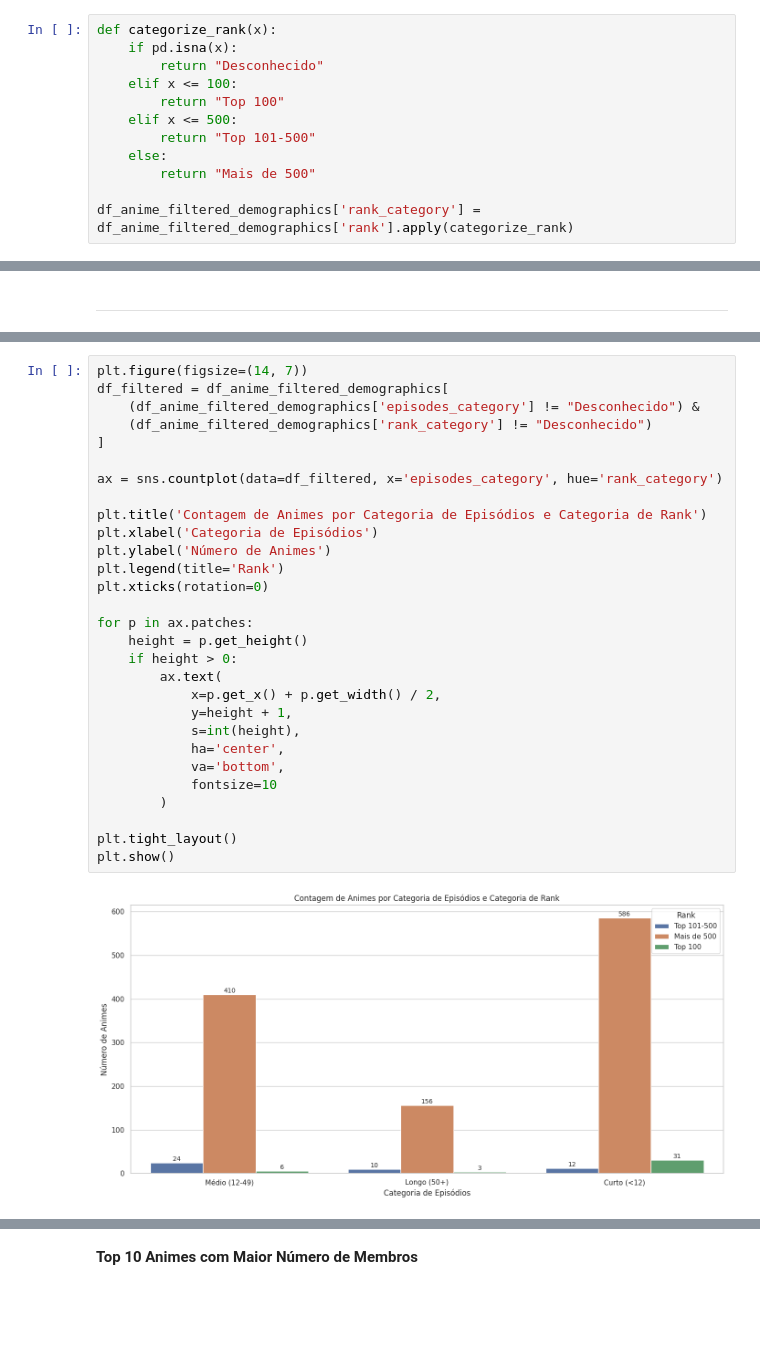
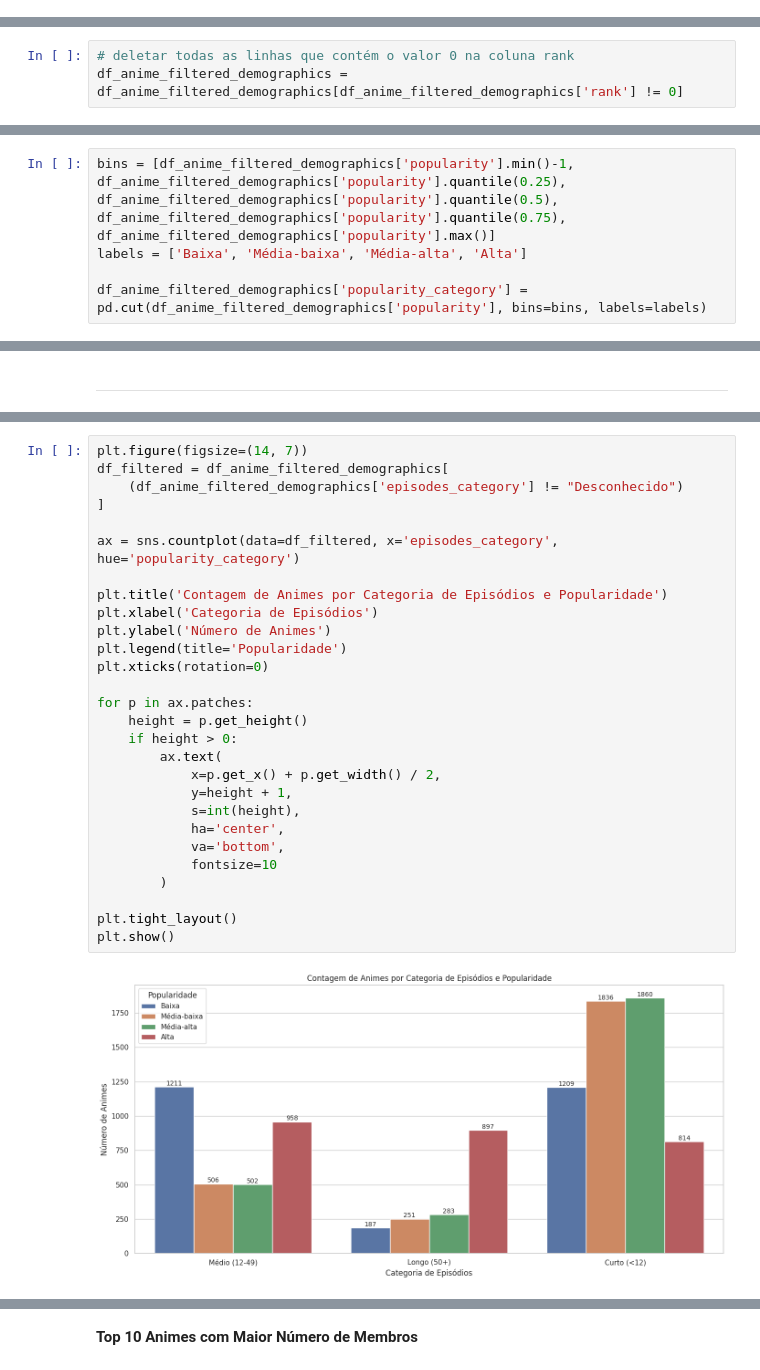
Before and after one commit to Lariiuki/Aprendizado-de-maquina, a Jupyter notebook: Projeto_DeepLearning_Grupo12.ipynb, the cells around one changed output, grey strips where cells are left out. Saved outputs shown, nothing was run; the diff lists cells and outputs as text; blank space fills up the shorter version.

```diff
--- a/Projeto_DeepLearning_Grupo12.ipynb
+++ b/Projeto_DeepLearning_Grupo12.ipynb
@@ -628,14 +596,2 @@ df_anime_filtered_demographics.groupby(['status'])['episodes'].describe()
 # %% [markdown]
 **Aprimoramento da coluna 'rank'**
-# %%
-def categorize_rank(x):
-    if pd.isna(x):
-        return "Desconhecido"
-    elif x <= 100:
-        return "Top 100"
-    elif x <= 500:
-        return "Top 101-500"
-    else:
-        return "Mais de 500"
-
-df_anime_filtered_demographics['rank_category'] = df_anime_filtered_demographics['rank'].apply(categorize_rank)
@@ -641,0 +627,3 @@ df_anime_filtered_demographics['rank_category'] = df_anime_filtered_demographics
+# %%
+# deletar todas as linhas que contém o valor 0 na coluna rank
+df_anime_filtered_demographics = df_anime_filtered_demographics[df_anime_filtered_demographics['rank'] != 0]
@@ -641,0 +653,5 @@ df_anime_filtered_demographics['rank_category'] = df_anime_filtered_demographics
+# %%
+bins = [df_anime_filtered_demographics['popularity'].min()-1, df_anime_filtered_demographics['popularity'].quantile(0.25), df_anime_filtered_demographics['popularity'].quantile(0.5), df_anime_filtered_demographics['popularity'].quantile(0.75), df_anime_filtered_demographics['popularity'].max()]
+labels = ['Baixa', 'Média-baixa', 'Média-alta', 'Alta']
+
+df_anime_filtered_demographics['popularity_category'] = pd.cut(df_anime_filtered_demographics['popularity'], bins=bins, labels=labels)
@@ -842,31 +917,30 @@ Top 10 animes entre os favoritos:
 # %%
 plt.figure(figsize=(14, 7))
 df_filtered = df_anime_filtered_demographics[
-    (df_anime_filtered_demographics['episodes_category'] != "Desconhecido") &
-    (df_anime_filtered_demographics['rank_category'] != "Desconhecido")
+    (df_anime_filtered_demographics['episodes_category'] != "Desconhecido")
 ]
 
-ax = sns.countplot(data=df_filtered, x='episodes_category', hue='rank_category')
+ax = sns.countplot(data=df_filtered, x='episodes_category', hue='popularity_category')
 
-plt.title('Contagem de Animes por Categoria de Episódios e Categoria de Rank')
+plt.title('Contagem de Animes por Categoria de Episódios e Popularidade')
 plt.xlabel('Categoria de Episódios')
 plt.ylabel('Número de Animes')
-plt.legend(title='Rank')
+plt.legend(title='Popularidade')
 plt.xticks(rotation=0)
 
 for p in ax.patches:
     height = p.get_height()
     if height > 0:
         ax.text(
             x=p.get_x() + p.get_width() / 2,
             y=height + 1,
             s=int(height),
             ha='center',
             va='bottom',
             fontsize=10
         )
 
 plt.tight_layout()
 plt.show()
 # %% [output]
-[figure, old version]
+[figure, new version]
```
Also changed, not shown: parts of 24 cells of this notebook.
